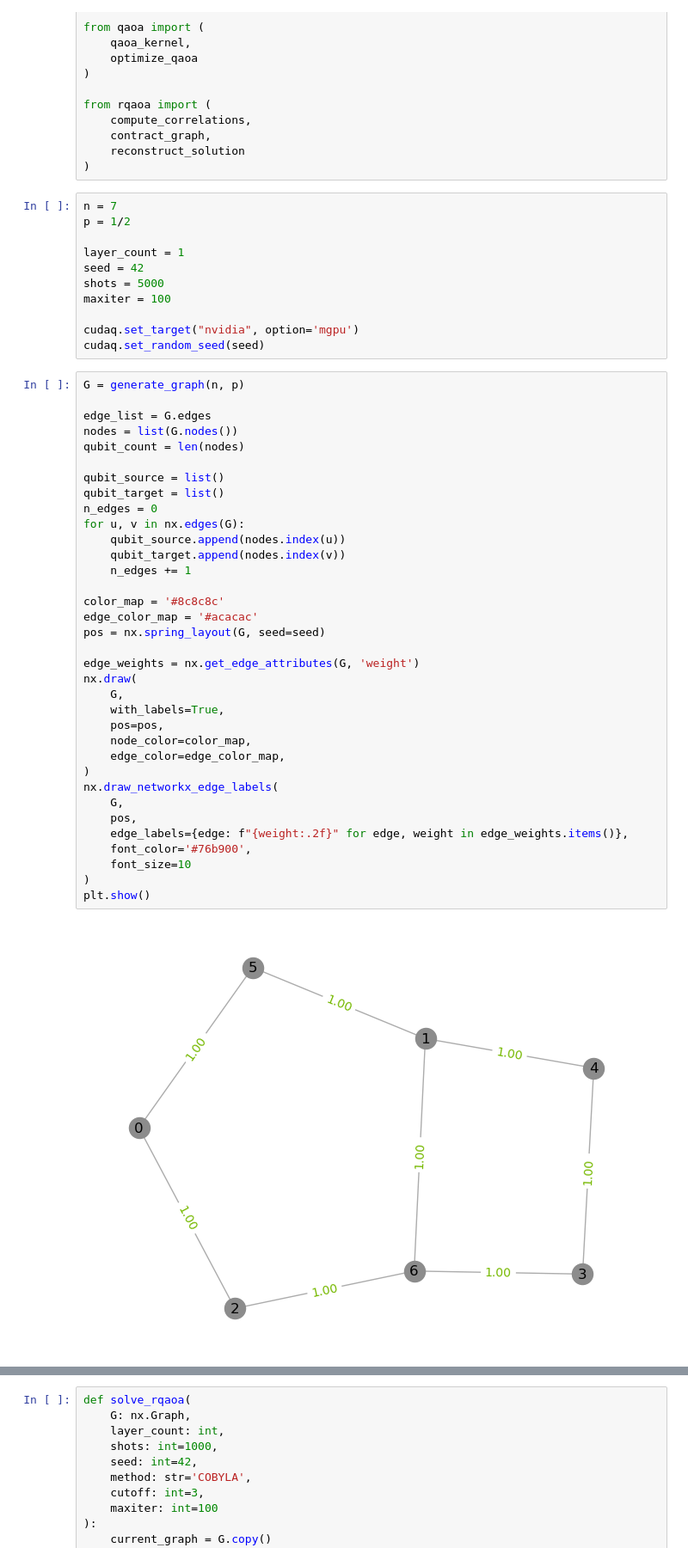
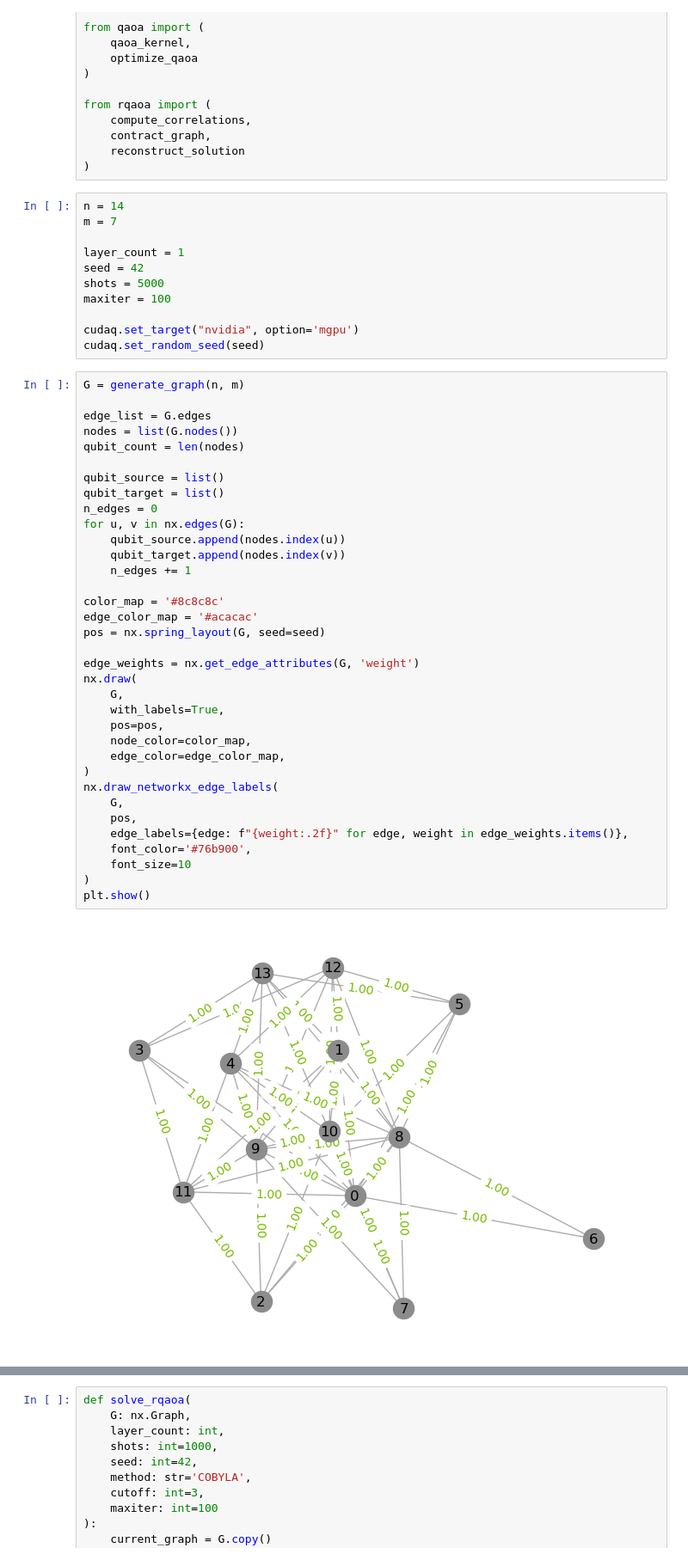
Before and after one commit to chalkp/max-cut, a Jupyter notebook: rqaoa.ipynb, the cells around one changed output, grey strips where cells are left out. Shown at 86% size. Drawn from its saved outputs; the diff is of its cells as text.

```diff
--- a/rqaoa.ipynb
+++ b/rqaoa.ipynb
@@ -24,8 +24,8 @@ from rqaoa import (
     reconstruct_solution
 )
 # %%
-n = 7
-p = 1/2
+n = 14
+m = 7
 
 layer_count = 1
 seed = 42
@@ -35,7 +35,7 @@ maxiter = 100
 cudaq.set_target("nvidia", option='mgpu')
 cudaq.set_random_seed(seed)
 # %%
-G = generate_graph(n, p)
+G = generate_graph(n, m)
 
 edge_list = G.edges
 nodes = list(G.nodes())
@@ -43,34 +43,34 @@ qubit_count = len(nodes)
 
 qubit_source = list()
 qubit_target = list()
 n_edges = 0
 for u, v in nx.edges(G):
     qubit_source.append(nodes.index(u))
     qubit_target.append(nodes.index(v))
     n_edges += 1
 
 color_map = '#8c8c8c'
 edge_color_map = '#acacac'
 pos = nx.spring_layout(G, seed=seed)
 
 edge_weights = nx.get_edge_attributes(G, 'weight')
 nx.draw(
     G,
     with_labels=True,
     pos=pos,
     node_color=color_map,
     edge_color=edge_color_map,
 )
 nx.draw_networkx_edge_labels(
     G,
     pos,
     edge_labels={edge: f"{weight:.2f}" for edge, weight in edge_weights.items()},
     font_color='#76b900',
     font_size=10
 )
 plt.show()
 # %% [output]
-[figure, old version]
+[figure, new version]
 # %%
 ground_truth_max_cut_value, ground_truth_max_cut_edges, ground_truth_max_subset = brute_force(G)
 print(f'Ground Truth\n{"="*12}\nvalue = {ground_truth_max_cut_value}')
```
Also changed, not shown: parts of 6 cells of this notebook, 6 other files.
